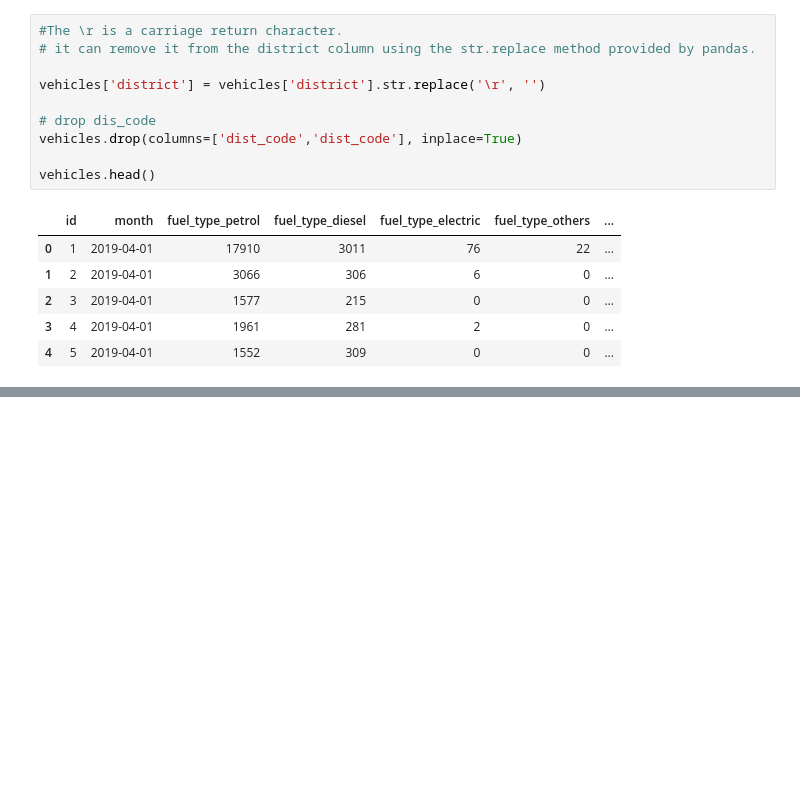
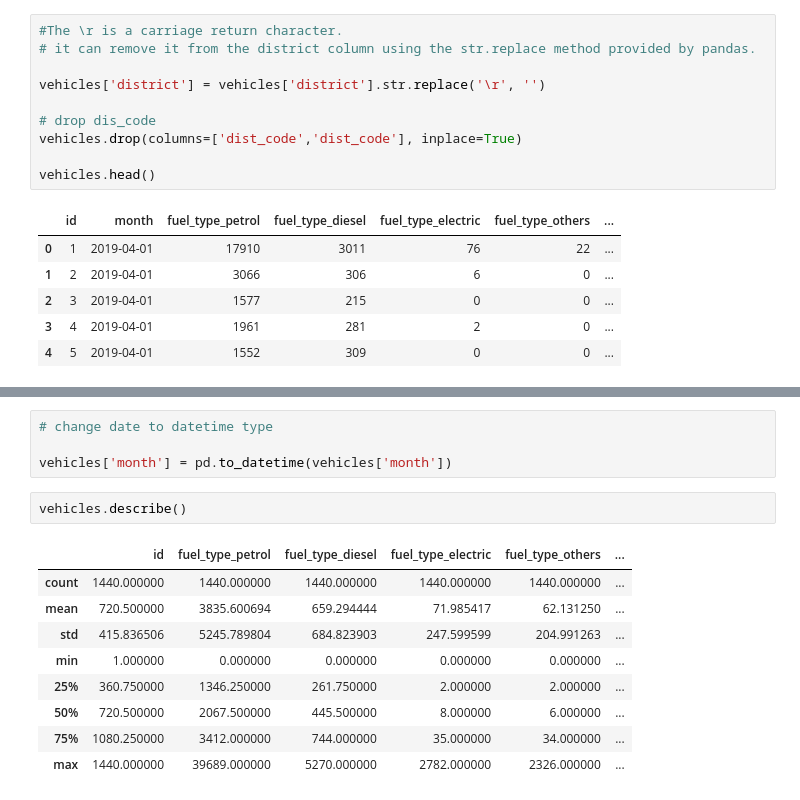
Before and after one commit to nani2357/Telangana_Growth_Analysis, a Jupyter notebook: notebooks/vehicles.ipynb, the cells around one changed output, grey strips where cells are left out. Drawn from its saved outputs; the diff is of its cells as text; blank space fills up the shorter version.

```diff
--- a/notebooks/vehicles.ipynb
+++ b/notebooks/vehicles.ipynb
@@ -93,0 +117,16 @@ vehicles.head()
+# %%
+# change date to datetime type
+
+vehicles['month'] = pd.to_datetime(vehicles['month'])
+# %%
+vehicles.describe()
+# %% [output]
+|  | id | fuel_type_petrol | fuel_type_diesel | fuel_type_electric | fuel_type_others | ... |
+| count | 1440.000000 | 1440.000000 | 1440.000000 | 1440.000000 | 1440.000000 | ... |
+| mean | 720.500000 | 3835.600694 | 659.294444 | 71.985417 | 62.131250 | ... |
+| std | 415.836506 | 5245.789804 | 684.823903 | 247.599599 | 204.991263 | ... |
+| min | 1.000000 | 0.000000 | 0.000000 | 0.000000 | 0.000000 | ... |
+| 25% | 360.750000 | 1346.250000 | 261.750000 | 2.000000 | 2.000000 | ... |
+| 50% | 720.500000 | 2067.500000 | 445.500000 | 8.000000 | 6.000000 | ... |
+| 75% | 1080.250000 | 3412.000000 | 744.000000 | 35.000000 | 34.000000 | ... |
+| max | 1440.000000 | 39689.000000 | 5270.000000 | 2782.000000 | 2326.000000 | ... |
```
Also changed, not shown: parts of 6 cells of this notebook, 3 other files.
